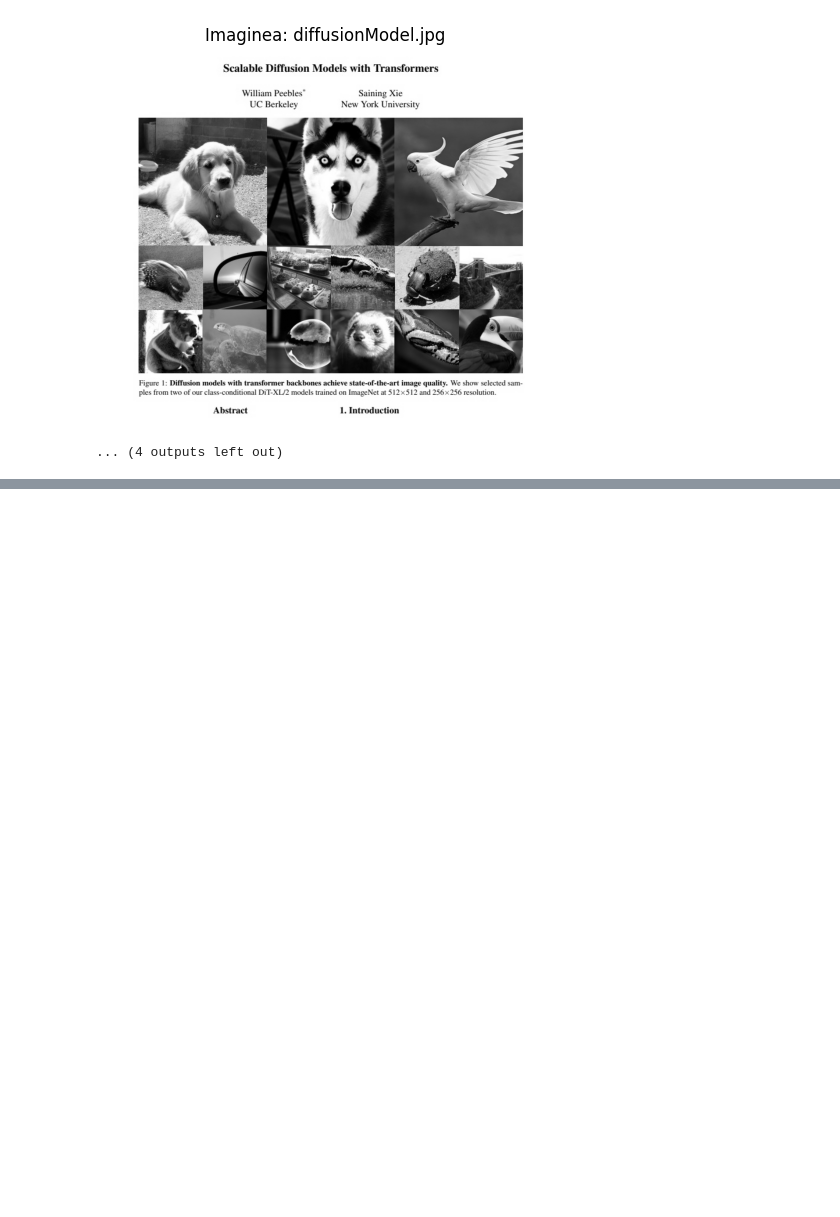
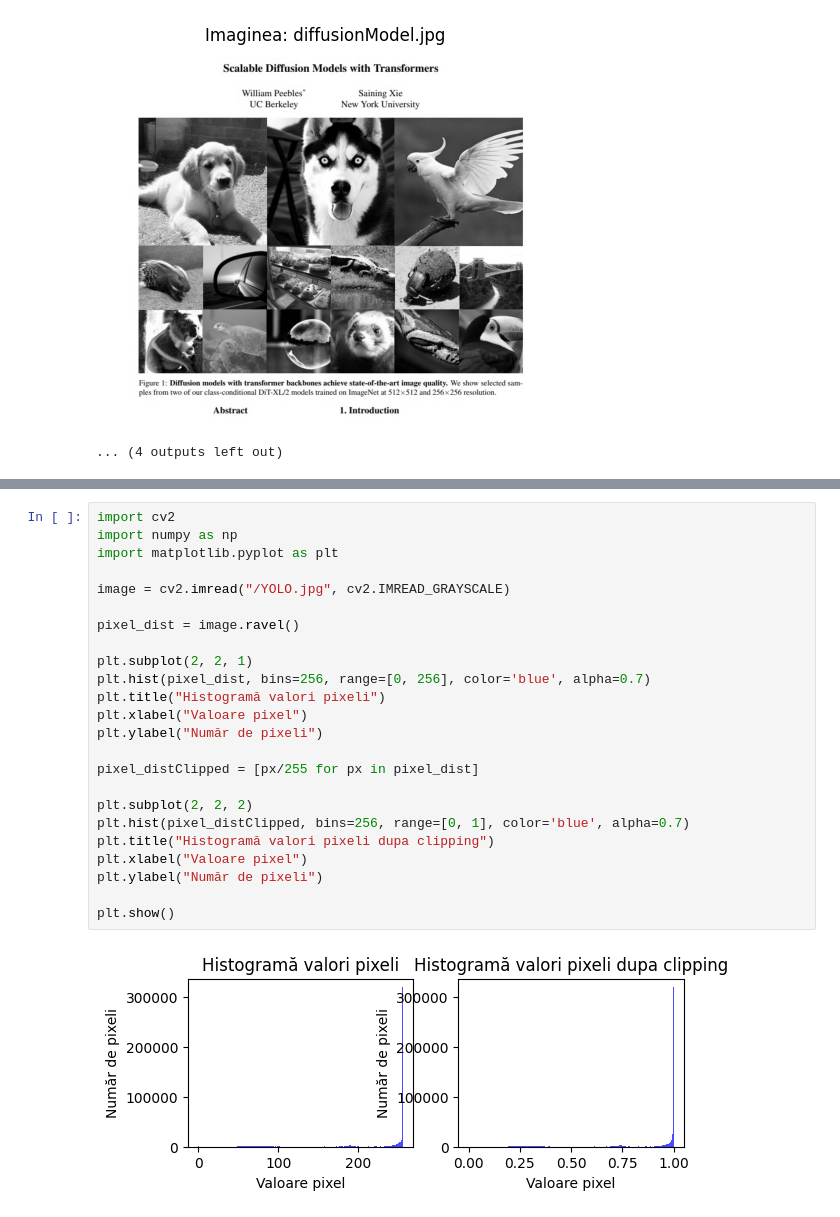
Before and after one commit to D3moSSS/AI, a Jupyter notebook: Lab2.1.ipynb, the cells around one changed output, grey strips where cells are left out. Saved outputs shown, nothing was run; the diff lists cells and outputs as text; blank space fills up the shorter version.

```diff
--- a/Lab2.1.ipynb
+++ b/Lab2.1.ipynb
@@ -591,3 +492,29 @@ Sinonimele acestui cuvânt sunt:
+# %%
+import cv2
+import numpy as np
+import matplotlib.pyplot as plt
+
+image = cv2.imread("/YOLO.jpg", cv2.IMREAD_GRAYSCALE)
+
+pixel_dist = image.ravel()
+
+plt.subplot(2, 2, 1)
+plt.hist(pixel_dist, bins=256, range=[0, 256], color='blue', alpha=0.7)
+plt.title("Histogramă valori pixeli")
+plt.xlabel("Valoare pixel")
+plt.ylabel("Număr de pixeli")
+
+pixel_distClipped = [px/255 for px in pixel_dist]
+
+plt.subplot(2, 2, 2)
+plt.hist(pixel_distClipped, bins=256, range=[0, 1], color='blue', alpha=0.7)
+plt.title("Histogramă valori pixeli dupa clipping")
+plt.xlabel("Valoare pixel")
+plt.ylabel("Număr de pixeli")
+
+plt.show()
+# %% [output]
+[figure, added]
 # %%
 import re
 import nltk
```
Also changed, not shown: parts of 5 cells of this notebook.
